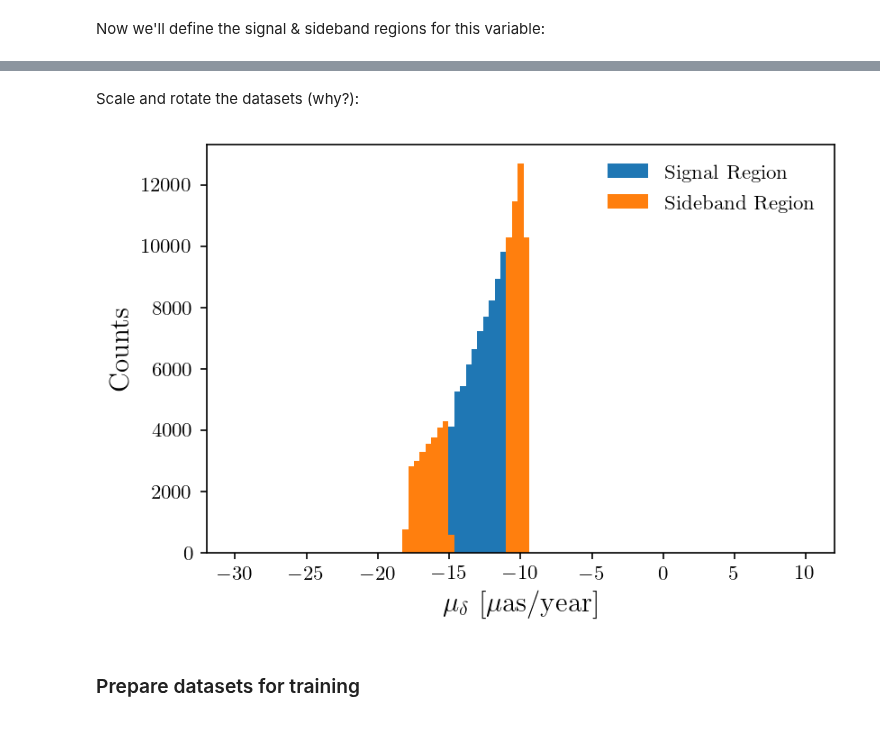
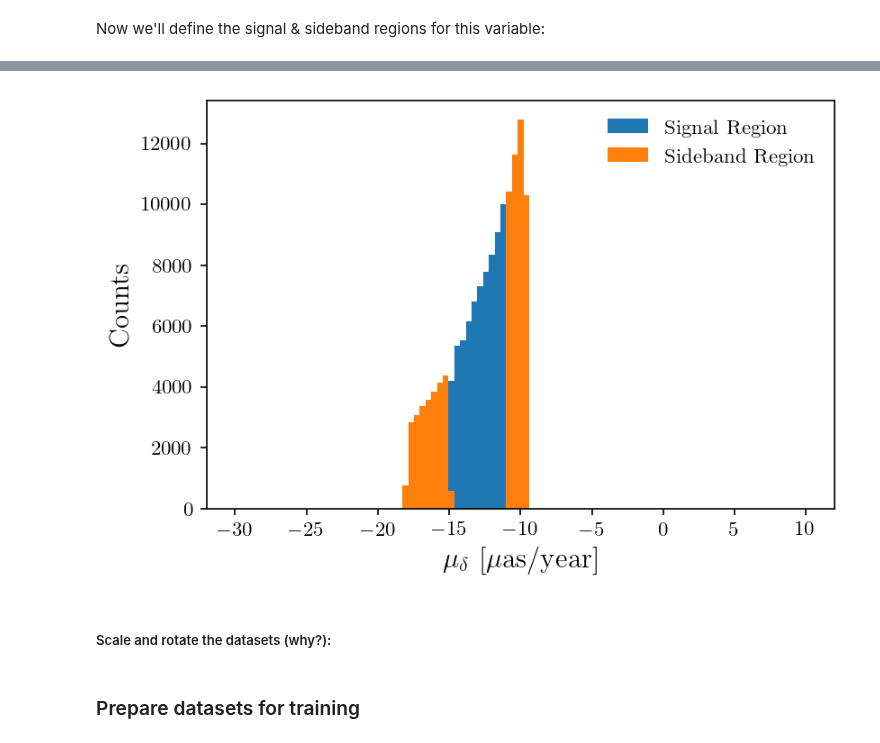
Before and after one commit to hep-lbdl/GaiaCWoLa, a Jupyter notebook: Example_Finding_GD1.ipynb, the cells around one changed output, grey strips where cells are left out. Cells and saved outputs as stored; diff of their text form; code cells hidden in the pictures.

```diff
--- a/Example_Finding_GD1.ipynb
+++ b/Example_Finding_GD1.ipynb
@@ -119,5 +131,14 @@ sideband = df[(((df.mu_dec > -18) & (df.mu_dec < -15)) | ((df.mu_dec > -11) & (d
+# %%
+bins = np.linspace(-30,10,100)
+plt.hist(df_slice[df_slice.label == 1].μ_δ,bins=bins,label="Signal Region")
+plt.hist(df_slice[df_slice.label == 0].μ_δ,bins=bins,label="Sideband Region")
+plt.legend(frameon=False)
+plt.xlabel(r"$\mu_\delta$ [$\mu$as/year]")
+plt.ylabel("Counts");
+# %% [output]
+[figure, added]
 # %% [markdown]
-Scale and rotate the datasets (why?):
+##### Scale and rotate the datasets (why?):
 # %%
 # def rotate(x, y, θ):
 #     return (x*np.cos(θ) + y*np.sin(θ), -x*np.sin(θ) + y*np.cos(θ))
@@ -129,14 +150,5 @@ Scale and rotate the datasets (why?):
 # signal["x"] = Xr
 # sideband["x"] = Xbr
 # gd1["x"] = Xsr
-# %%
-bins = np.linspace(-30,10,100)
-plt.hist(signal.mu_dec,bins=bins,label="Signal Region")
-plt.hist(sideband.mu_dec,bins=bins,label="Sideband Region")
-plt.legend(frameon=False)
-plt.xlabel(r"$\mu_\delta$ [$\mu$as/year]")
-plt.ylabel("Counts");
-# %% [output]
-[figure, removed]
 # %% [markdown]
 ### Prepare datasets for training
```
Also changed, not shown: parts of 28 cells of this notebook.
